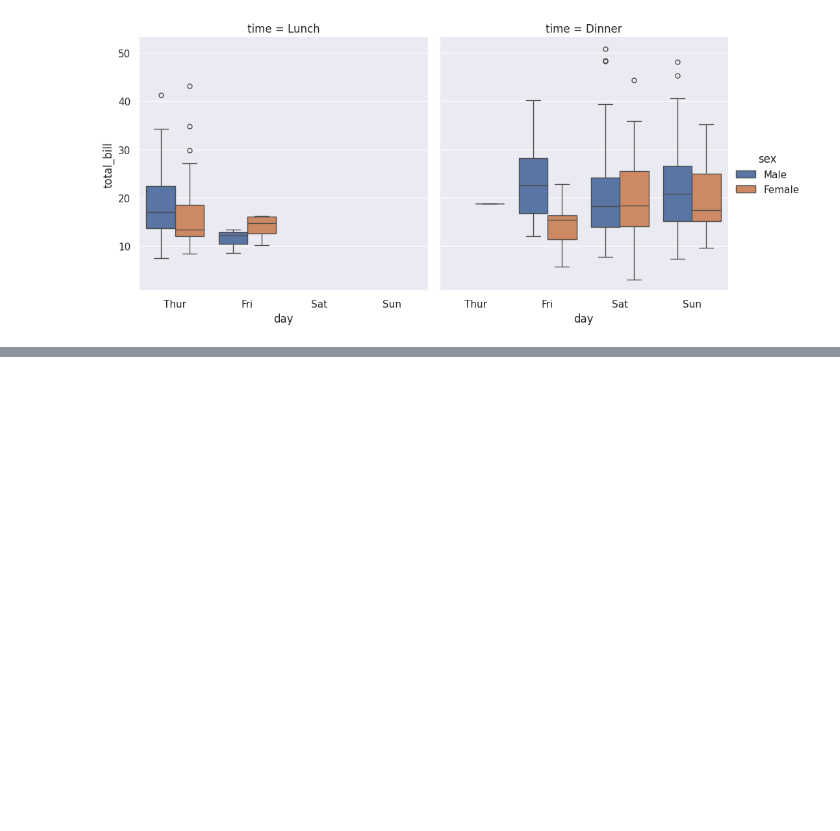
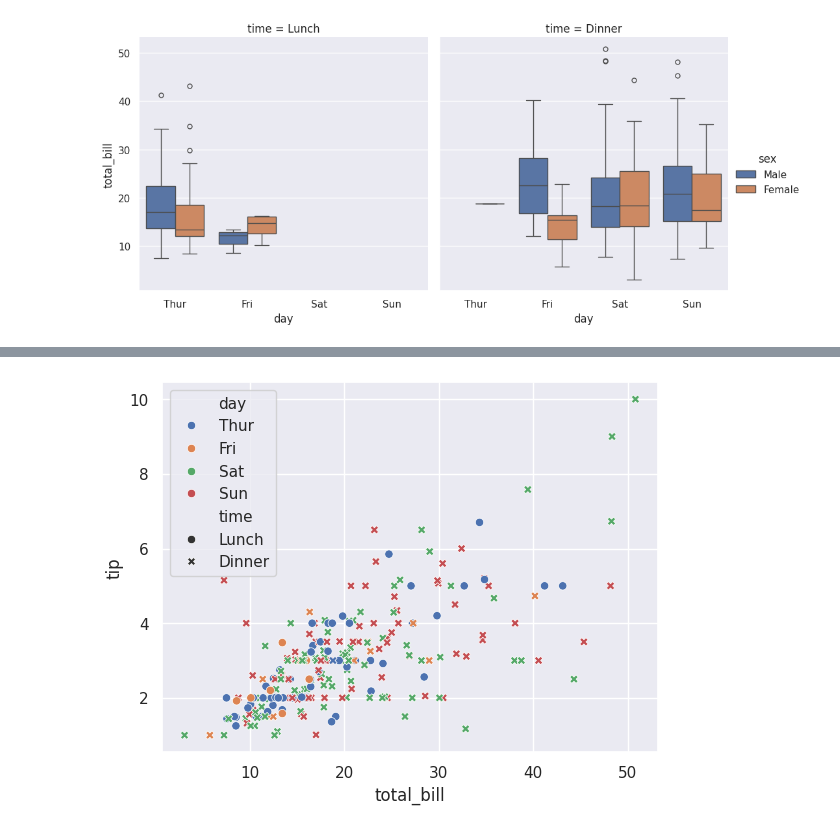
Before and after one commit to feracor/matplotlib_eaborn, a Jupyter notebook: 2_seaborn.ipynb, the cells around one changed output, grey strips where cells are left out. Cells and saved outputs as stored; diff of their text form; code cells hidden in the pictures; blank space fills up the shorter version.

```diff
--- a/2_seaborn.ipynb
+++ b/2_seaborn.ipynb
@@ -283,0 +305,5 @@ plt.show()
+# %%
+sns.scatterplot(data=tips, x='total_bill', y='tip', hue='day', style='time') #Segmentación por estilo y hora del dia
+plt.show()
+# %% [output]
+[figure, added]
```
Also changed, not shown: parts of 13 cells of this notebook.
